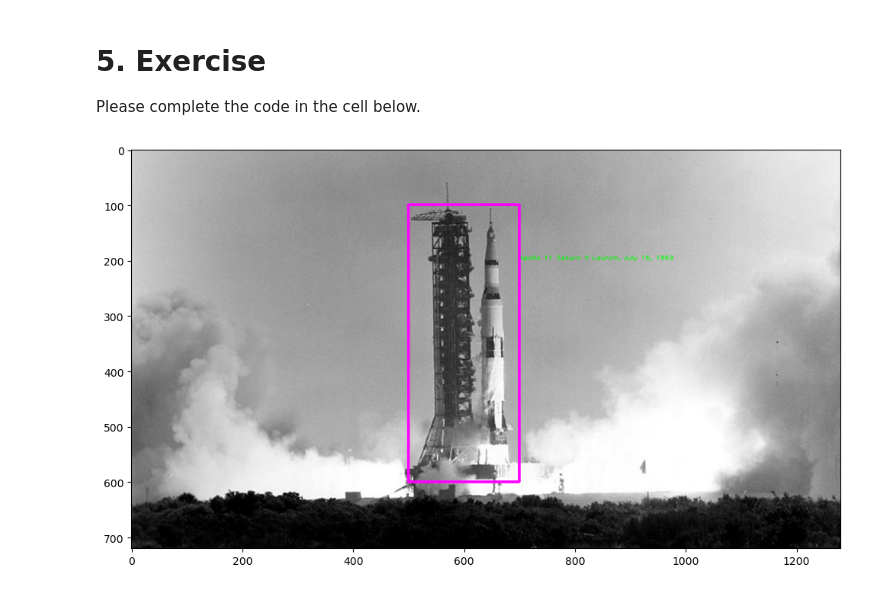
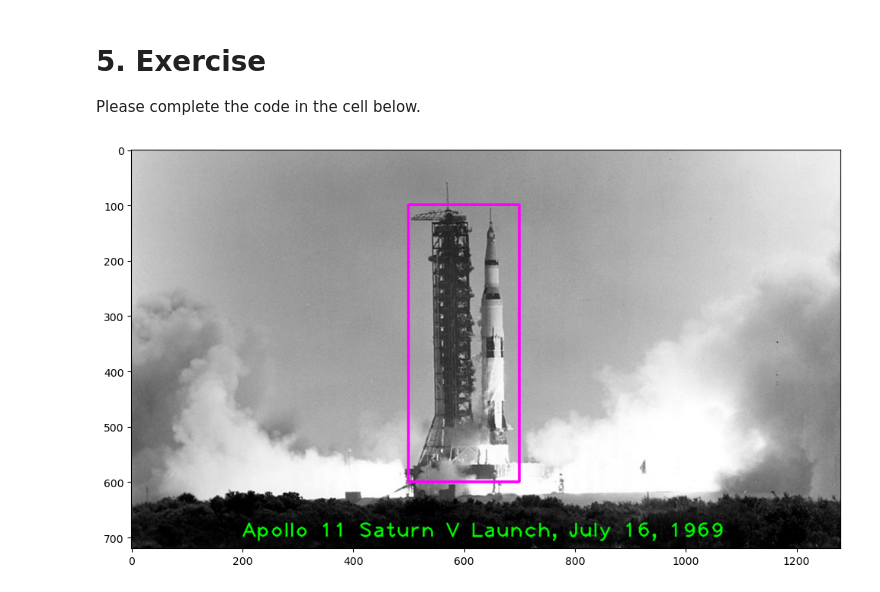
Before and after one commit to R4chC0dE/opencv_project, a Jupyter notebook: mastering_opencv_with_python_course/module01-getting-started-with-images/01_04_Annotating_Images.ipynb, the cells around one changed output. Saved outputs shown, nothing was run; the diff lists cells and outputs as text; code cells hidden in the pictures.

```diff
--- a/mastering_opencv_with_python_course/module01-getting-started-with-images/01_04_Annotating_Images.ipynb
+++ b/mastering_opencv_with_python_course/module01-getting-started-with-images/01_04_Annotating_Images.ipynb
@@ -256,31 +256,31 @@ Please complete the code in the cell below.
 # %%
 # Read in the image ('Apollo-11-launch.jpg').
 img = cv2.imread('Apollo-11-launch.jpg')
 
 # Add the following text to the dark area at the bottom of the image (centered on the image):
 # 'Apollo 11 Saturn V Launch, July 16, 1969'.
 text = 'Apollo 11 Saturn V Launch, July 16, 1969'
 font_face = cv2.FONT_HERSHEY_PLAIN
 font_color = green
-font_thickness = 1
-font_scale = 0.8
+font_thickness = 2
+font_scale = 2.5
 
 # YOUR CODE HERE: use putText()
-img_text = cv2.putText(img, text, (700, 200), font_face, font_scale, font_color, font_thickness, cv2.LINE_AA)
+img_text = cv2.putText(img, text, (200, 700), font_face, font_scale, font_color, font_thickness, cv2.LINE_AA)
 
 img_rectangle_text = img_text.copy()
 # Draw a magenta rectangle that encompasses the launch tower and the rocket.
 rect_color = magenta
 # YOUR CODE HERE
 img_rectange_text = cv2.rectangle(img_rectangle_text, (500,100), (700, 600), magenta, thickness=3, lineType=cv2.LINE_8)
 
 plt.figure(figsize=[12, 12])
 # Display the final annotated image
 # YOUR CODE HERE
 plt.imshow(img_rectangle_text);
 plt.show()
 # %% [output]
-[figure, old version]
+[figure, new version]
 # %% [markdown]
 Your results should look similar to this.
 
```
